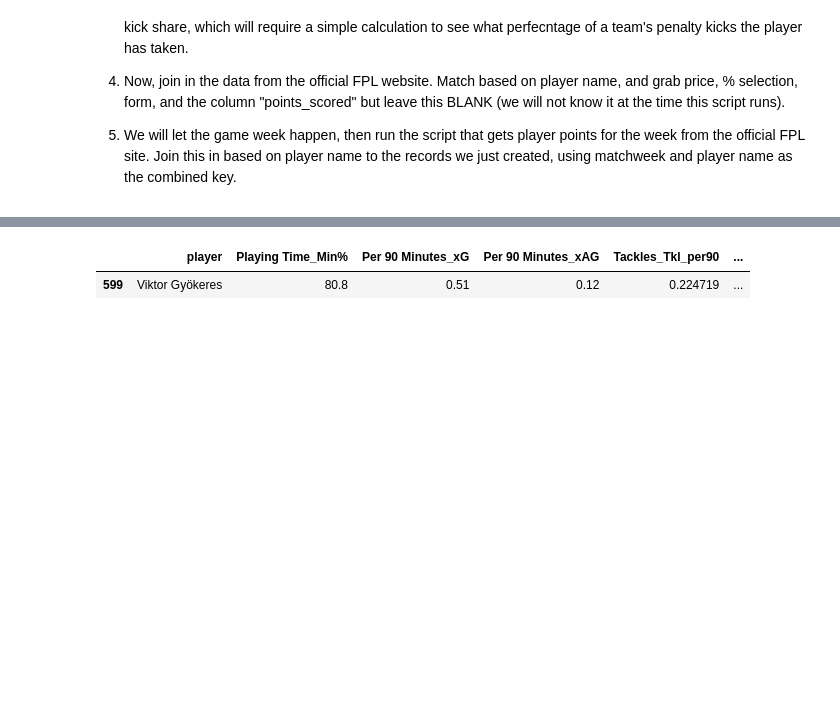
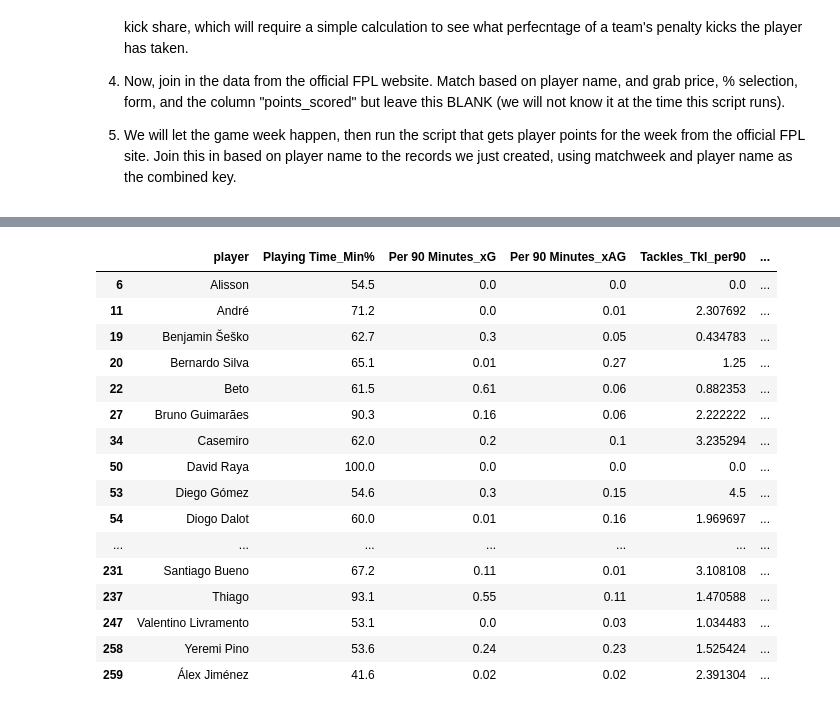
Before and after one commit to reedwrogers/fpl-oracle, a Jupyter notebook: main.ipynb, the cells around one changed output, grey strips where cells are left out. Drawn from its saved outputs; the diff is of its cells as text; code cells hidden in the pictures; blank space fills up the shorter version.

```diff
--- a/main.ipynb
+++ b/main.ipynb
@@ -244,2 +296,0 @@ df.head(50)
-# %%
-df = df[['player','Playing Time_Min%','Per 90 Minutes_xG','Per 90 Minutes_xAG','Tackles_Tkl_per90','Blocks_Blocks_per90','yellow_per90','red_per90']]
@@ -245,0 +315,31 @@ df = df[['player','Playing Time_Min%','Per 90 Minutes_xG','Per 90 Minutes_xAG','
+# %%
+from thefuzz import process
+
+pd.set_option('display.max_colwidth', None)
+pd.set_option('display.max_rows', None)  # optional: show all rows
+pd.set_option('display.max_columns', None)  # optional: show all columns
+
+
+def find_best_fbref_matches(df_nones, fbref_names, limit=10, threshold=40):
+    """
+    For each missing fbref_name, find the top fuzzy matches from the list of FBref player names.
+    """
+    suggestions = []
+
+    for name in df_nones['player']:
+        matches = process.extract(name, fbref_names, limit=limit)
+        # Keep only matches above the threshold
+        good_matches = [m for m in matches if m[1] >= threshold]
+
+        suggestions.append({
+            'player': name,
+            'suggested_matches': good_matches
+        })
+
+    return pd.DataFrame(suggestions)
+
+# Example usage:
+fbref_names = list(df_a['full_name'].unique())
+suggestions_df = find_best_fbref_matches(df_nones, fbref_names)
+
+suggestions_df.head(50)
@@ -246,8 +364,24 @@ df = df[['player','Playing Time_Min%','Per 90 Minutes_xG','Per 90 Minutes_xAG','
 # %%
-df.head()
+df_nones = df[df['fbref_name'].isna()]
+df_nones.head(50)
 # %% [output]
 |  | player | Playing Time_Min% | Per 90 Minutes_xG | Per 90 Minutes_xAG | Tackles_Tkl_per90 | ... |
-| 599 | Viktor Gyökeres | 80.8 | 0.51 | 0.12 | 0.224719 | ... |
+| 6 | Alisson | 54.5 | 0.0 | 0.0 | 0.0 | ... |
+| 11 | André | 71.2 | 0.0 | 0.01 | 2.307692 | ... |
+| 19 | Benjamin Šeško | 62.7 | 0.3 | 0.05 | 0.434783 | ... |
+| 20 | Bernardo Silva | 65.1 | 0.01 | 0.27 | 1.25 | ... |
+| 22 | Beto | 61.5 | 0.61 | 0.06 | 0.882353 | ... |
+| 27 | Bruno Guimarães | 90.3 | 0.16 | 0.06 | 2.222222 | ... |
+| 34 | Casemiro | 62.0 | 0.2 | 0.1 | 3.235294 | ... |
+| 50 | David Raya | 100.0 | 0.0 | 0.0 | 0.0 | ... |
+| 53 | Diego Gómez | 54.6 | 0.3 | 0.15 | 4.5 | ... |
+| 54 | Diogo Dalot | 60.0 | 0.01 | 0.16 | 1.969697 | ... |
+| ... | ... | ... | ... | ... | ... | ... |
+| 231 | Santiago Bueno | 67.2 | 0.11 | 0.01 | 3.108108 | ... |
+| 237 | Thiago | 93.1 | 0.55 | 0.11 | 1.470588 | ... |
+| 247 | Valentino Livramento | 53.1 | 0.0 | 0.03 | 1.034483 | ... |
+| 258 | Yeremi Pino | 53.6 | 0.24 | 0.23 | 1.525424 | ... |
+| 259 | Álex Jiménez | 41.6 | 0.02 | 0.02 | 2.391304 | ... |
 # %%
 fixtures = get_fixtures(12)
 # %%
```
Also changed, not shown: parts of 6 cells of this notebook.
